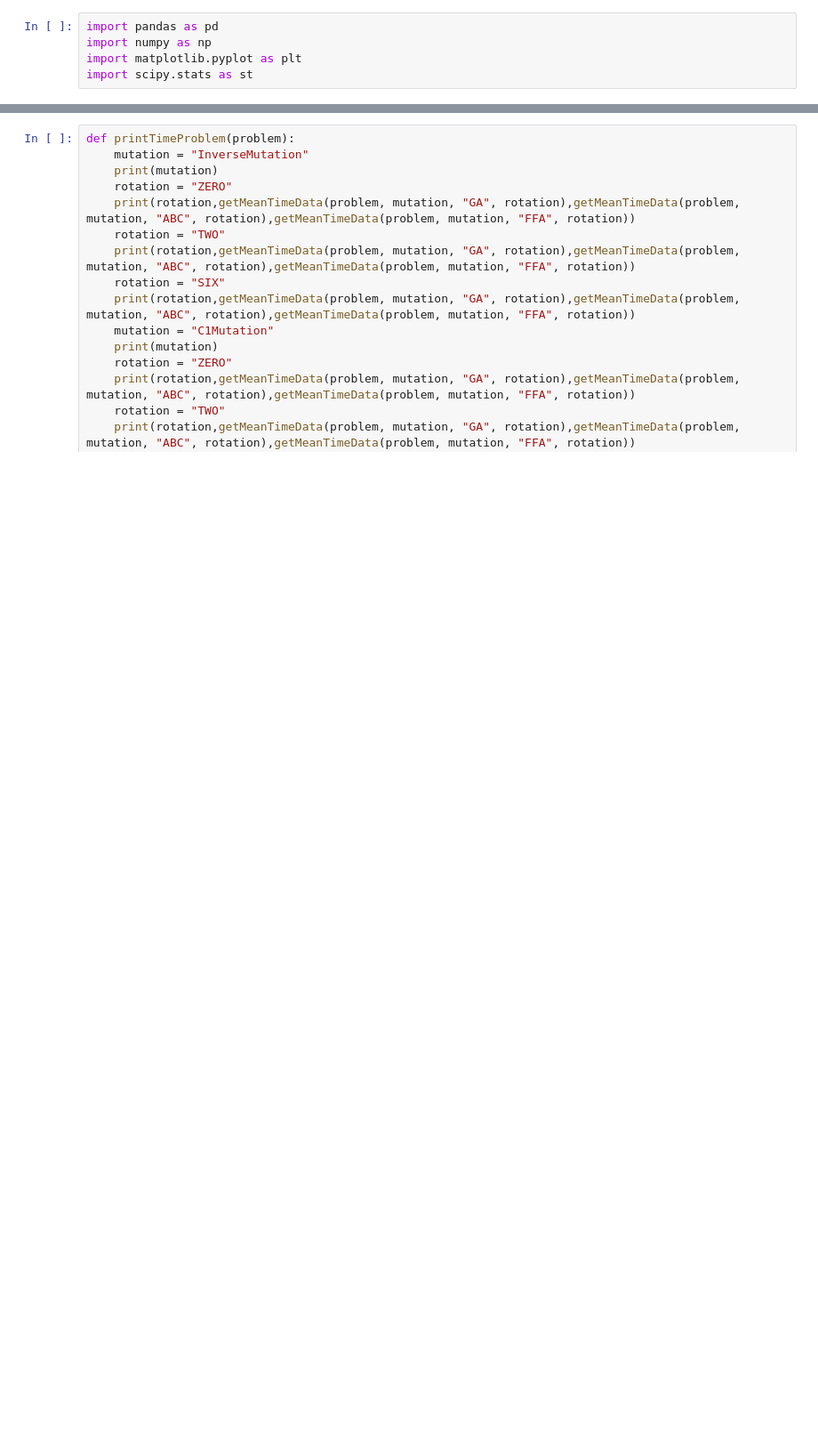
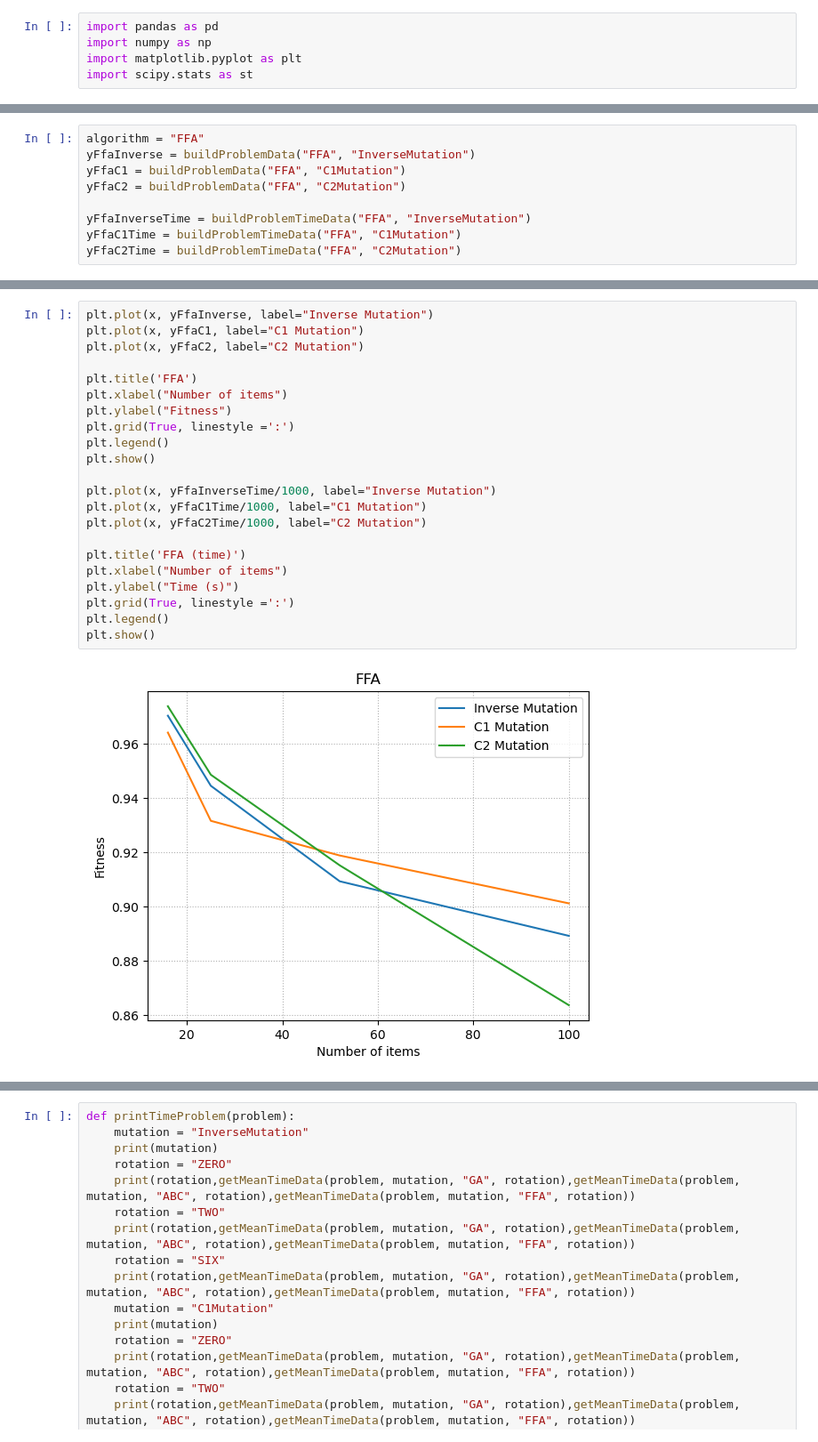
Before and after one commit to Nicolas3094/BB3D, a Jupyter notebook: pythonData.ipynb, the cells around one changed output, grey strips where cells are left out. Shown at 89% size. Drawn from its saved outputs; the diff is of its cells as text; blank space fills up the shorter version.

```diff
--- a/pythonData.ipynb
+++ b/pythonData.ipynb
@@ -15,0 +63,9 @@ def getMeanTimePerProblemAndMutation(problem, mutation):
+# %%
+algorithm = "FFA"
+yFfaInverse = buildProblemData("FFA", "InverseMutation")
+yFfaC1 = buildProblemData("FFA", "C1Mutation")
+yFfaC2 = buildProblemData("FFA", "C2Mutation")
+
+yFfaInverseTime = buildProblemTimeData("FFA", "InverseMutation")
+yFfaC1Time = buildProblemTimeData("FFA", "C1Mutation")
+yFfaC2Time = buildProblemTimeData("FFA", "C2Mutation")
@@ -15,0 +97,24 @@ def getMeanTimePerProblemAndMutation(problem, mutation):
+# %%
+plt.plot(x, yFfaInverse, label="Inverse Mutation")
+plt.plot(x, yFfaC1, label="C1 Mutation")
+plt.plot(x, yFfaC2, label="C2 Mutation")
+
+plt.title('FFA')
+plt.xlabel("Number of items")
+plt.ylabel("Fitness")
+plt.grid(True, linestyle =':')
+plt.legend()
+plt.show()
+
+plt.plot(x, yFfaInverseTime/1000, label="Inverse Mutation")
+plt.plot(x, yFfaC1Time/1000, label="C1 Mutation")
+plt.plot(x, yFfaC2Time/1000, label="C2 Mutation")
+
+plt.title('FFA (time)')
+plt.xlabel("Number of items")
+plt.ylabel("Time (s)")
+plt.grid(True, linestyle =':')
+plt.legend()
+plt.show()
+# %% [output]
+[figure, added]
```
Also changed, not shown: parts of 11 cells of this notebook.
